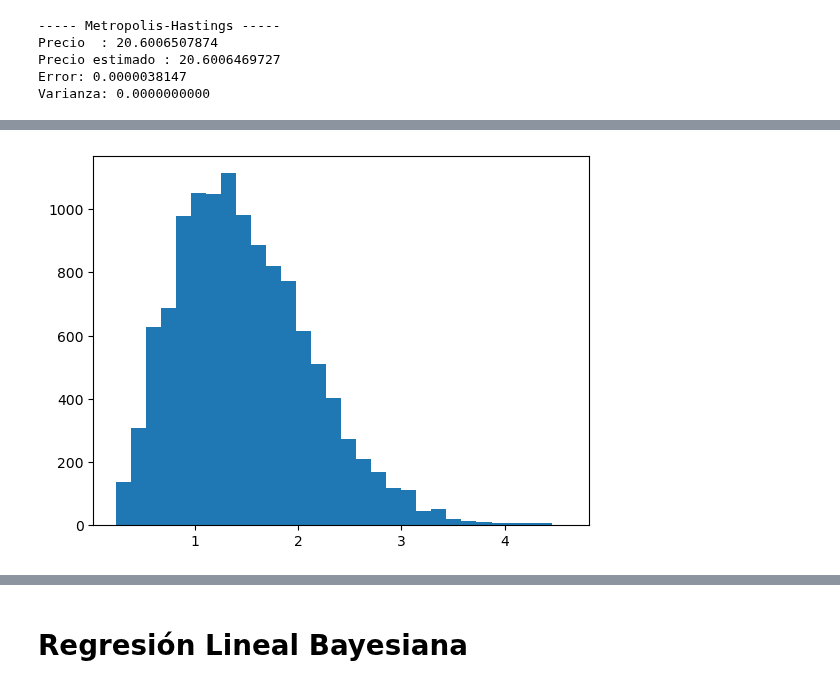
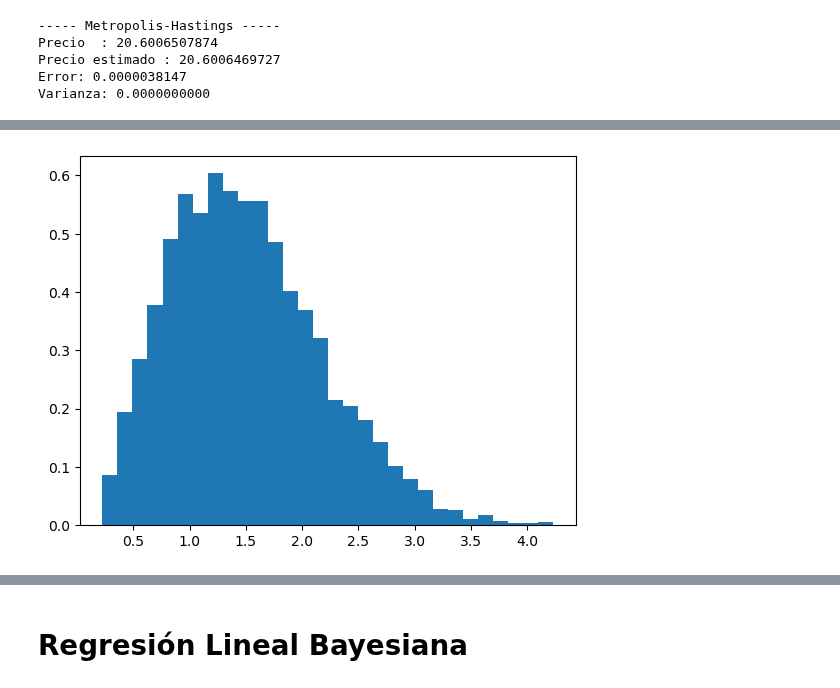
Before and after one commit to yaelrsc/Computaci-n-estad-stica-2026-2, a Jupyter notebook: MCMC/metropolis_hastings.ipynb, the cells around one changed output, grey strips where cells are left out. Saved outputs shown, nothing was run; the diff lists cells and outputs as text; code cells hidden in the pictures.

```diff
--- a/MCMC/metropolis_hastings.ipynb
+++ b/MCMC/metropolis_hastings.ipynb
@@ -342,7 +18,7 @@ k =105.0
 t = 1
 call_option = CallOptionPrice(s_0, r, sigma, k, t)
 # %%
-_, _, _, x_n = call_option.compute_price_mh(n=5000, n_chains=3, burn_in=1000)
+_, _, _, x_n = call_option.compute_price_mh(n=6000, n_chains=3, burn_in=2000)
 # %% [output]
 ----- Metropolis-Hastings -----
 Precio  : 20.6006507874
@@ -360,8 +36,8 @@ Varianza: 0.0016343315
 # %%
-plt.hist(x_n,bins=30)
+plt.hist(x_n, bins=30, density=True)
 plt.show()
 # %% [output]
-[figure, old version]
+[figure, new version]
 # %%
 plt.plot(x_n)
 plt.show()
```
Also changed, not shown: parts of 61 cells of this notebook, 4 other files.
